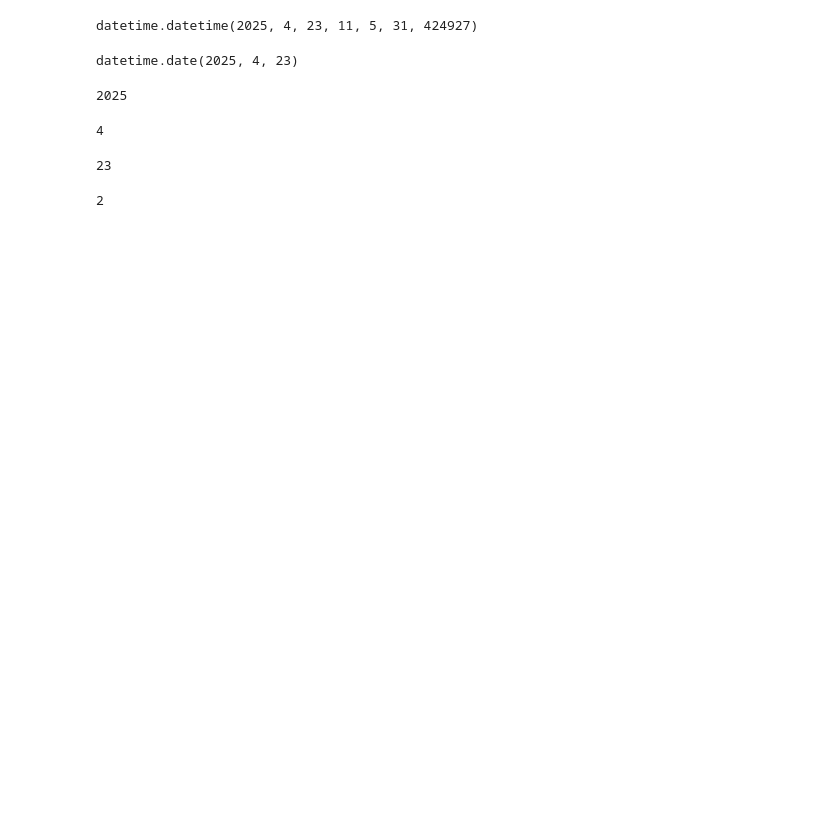
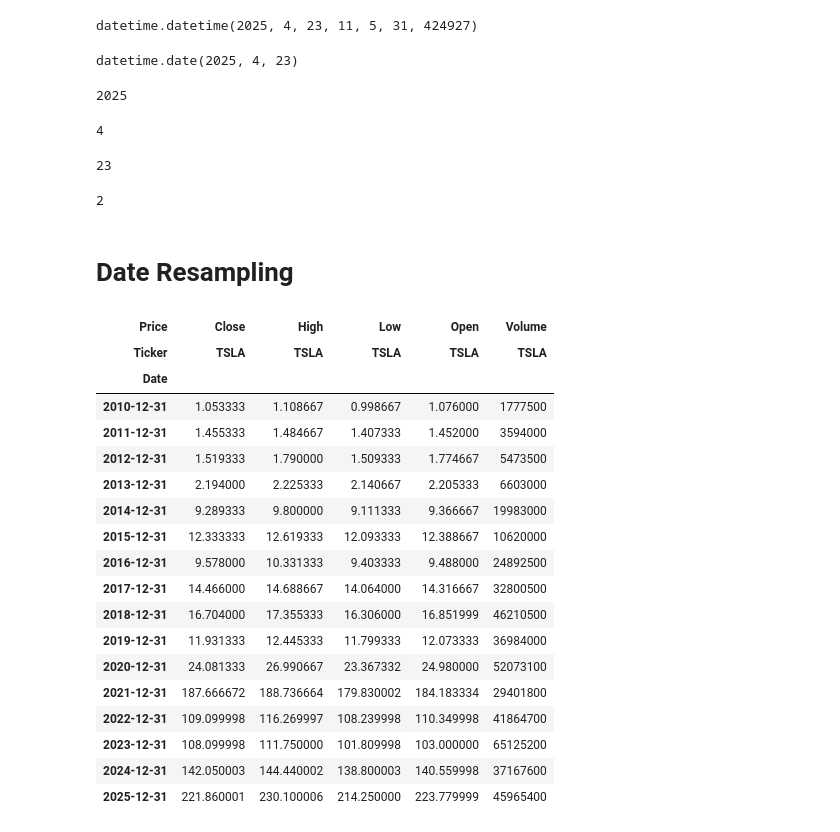
Before and after one commit to Malinda1/Time_series_analysis, a Jupyter notebook: Time_series_analysis.ipynb, the cells around one changed output. Drawn from its saved outputs; the diff is of its cells as text; code cells hidden in the pictures; blank space fills up the shorter version.

```diff
--- a/Time_series_analysis.ipynb
+++ b/Time_series_analysis.ipynb
@@ -164,3 +164,29 @@ date.day
 date.weekday()
 # %% [output]
 2
+# %% [markdown]
+# Date Resampling
+# %%
+tsla = tsla.set_index('Date')
+
+tsla.resample(rule = 'A').min()
+# %% [output]
+| Price | Close | High | Low | Open | Volume |
+| Ticker | TSLA | TSLA | TSLA | TSLA | TSLA |
+| Date |  |  |  |  |  |
+| 2010-12-31 | 1.053333 | 1.108667 | 0.998667 | 1.076000 | 1777500 |
+| 2011-12-31 | 1.455333 | 1.484667 | 1.407333 | 1.452000 | 3594000 |
+| 2012-12-31 | 1.519333 | 1.790000 | 1.509333 | 1.774667 | 5473500 |
+| 2013-12-31 | 2.194000 | 2.225333 | 2.140667 | 2.205333 | 6603000 |
+| 2014-12-31 | 9.289333 | 9.800000 | 9.111333 | 9.366667 | 19983000 |
+| 2015-12-31 | 12.333333 | 12.619333 | 12.093333 | 12.388667 | 10620000 |
+| 2016-12-31 | 9.578000 | 10.331333 | 9.403333 | 9.488000 | 24892500 |
+| 2017-12-31 | 14.466000 | 14.688667 | 14.064000 | 14.316667 | 32800500 |
+| 2018-12-31 | 16.704000 | 17.355333 | 16.306000 | 16.851999 | 46210500 |
+| 2019-12-31 | 11.931333 | 12.445333 | 11.799333 | 12.073333 | 36984000 |
+| 2020-12-31 | 24.081333 | 26.990667 | 23.367332 | 24.980000 | 52073100 |
+| 2021-12-31 | 187.666672 | 188.736664 | 179.830002 | 184.183334 | 29401800 |
+| 2022-12-31 | 109.099998 | 116.269997 | 108.239998 | 110.349998 | 41864700 |
+| 2023-12-31 | 108.099998 | 111.750000 | 101.809998 | 103.000000 | 65125200 |
+| 2024-12-31 | 142.050003 | 144.440002 | 138.800003 | 140.559998 | 37167600 |
+| 2025-12-31 | 221.860001 | 230.100006 | 214.250000 | 223.779999 | 45965400 |
```
Also changed, not shown: parts of 4 cells of this notebook.
